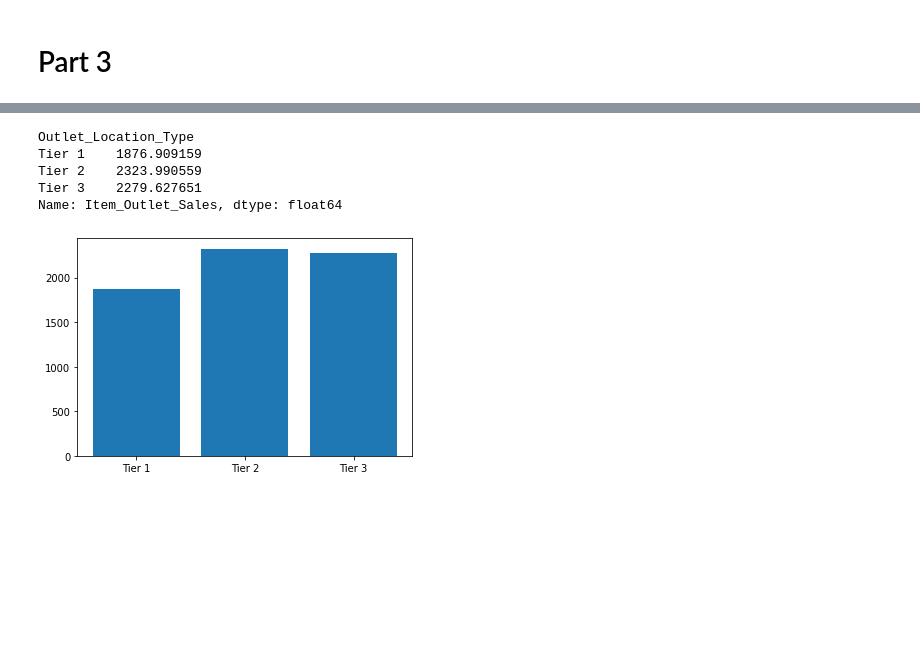
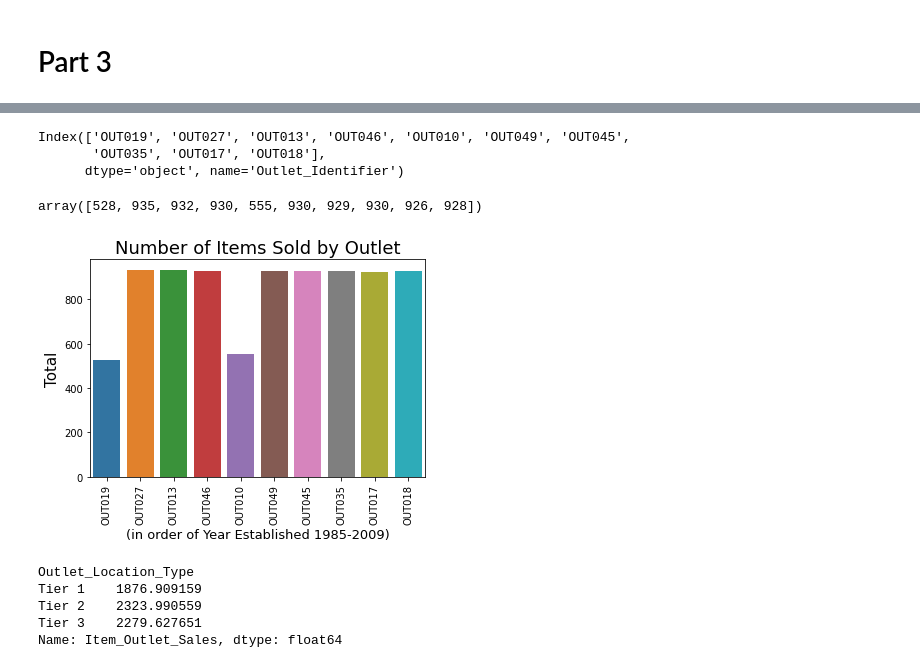
Before and after one commit to janaeam/food-sales-predictions, a Jupyter notebook: Data_Cleaning.ipynb, the cells around one changed output, grey strips where cells are left out. Saved outputs shown, nothing was run; the diff lists cells and outputs as text; code cells hidden in the pictures; blank space fills up the shorter version.

```diff
--- a/Data_Cleaning.ipynb
+++ b/Data_Cleaning.ipynb
@@ -779,0 +787,4 @@ plt.bar(yearValues.index, yearValues.values);
+# %%
+itemsSold = sales.groupby(['Outlet_Establishment_Year', 'Outlet_Identifier'])['Item_Identifier'].nunique()
+
+itemsSold
@@ -780,3 +804,24 @@ plt.bar(yearValues.index, yearValues.values);
+# %%
+soldbyOutlet = itemsSold.index.droplevel(level=0)
+
+soldbyOutlet
+# %% [output]
+Index(['OUT019', 'OUT027', 'OUT013', 'OUT046', 'OUT010', 'OUT049', 'OUT045',
+       'OUT035', 'OUT017', 'OUT018'],
+      dtype='object', name='Outlet_Identifier')
+# %%
+itemsSold.values
+# %% [output]
+array([528, 935, 932, 930, 555, 930, 929, 930, 926, 928])
+# %%
+sns.barplot(x = soldbyOutlet, y = itemsSold.values)
+plt.xticks(rotation= 90);
+plt.title('Number of Items Sold by Outlet', fontsize = 18)
+plt.xlabel('Outlet Identifier', fontsize = 15)
+plt.xlabel('(in order of Year Established 1985-2009)', fontsize = 13)
+plt.ylabel('Total', fontsize = 15);
+# %% [output]
+[figure, added]
 # %%
 salesbyLocation = sales.groupby(['Outlet_Location_Type'])['Item_Outlet_Sales'].mean()
 
@@ -787,7 +832,3 @@ Tier 1    1876.909159
 Tier 2    2323.990559
 Tier 3    2279.627651
 Name: Item_Outlet_Sales, dtype: float64
-# %%
-plt.bar(salesbyLocation.index, salesbyLocation.values);
-# %% [output]
-[figure, removed]
```
Also changed, not shown: parts of 9 cells of this notebook.
